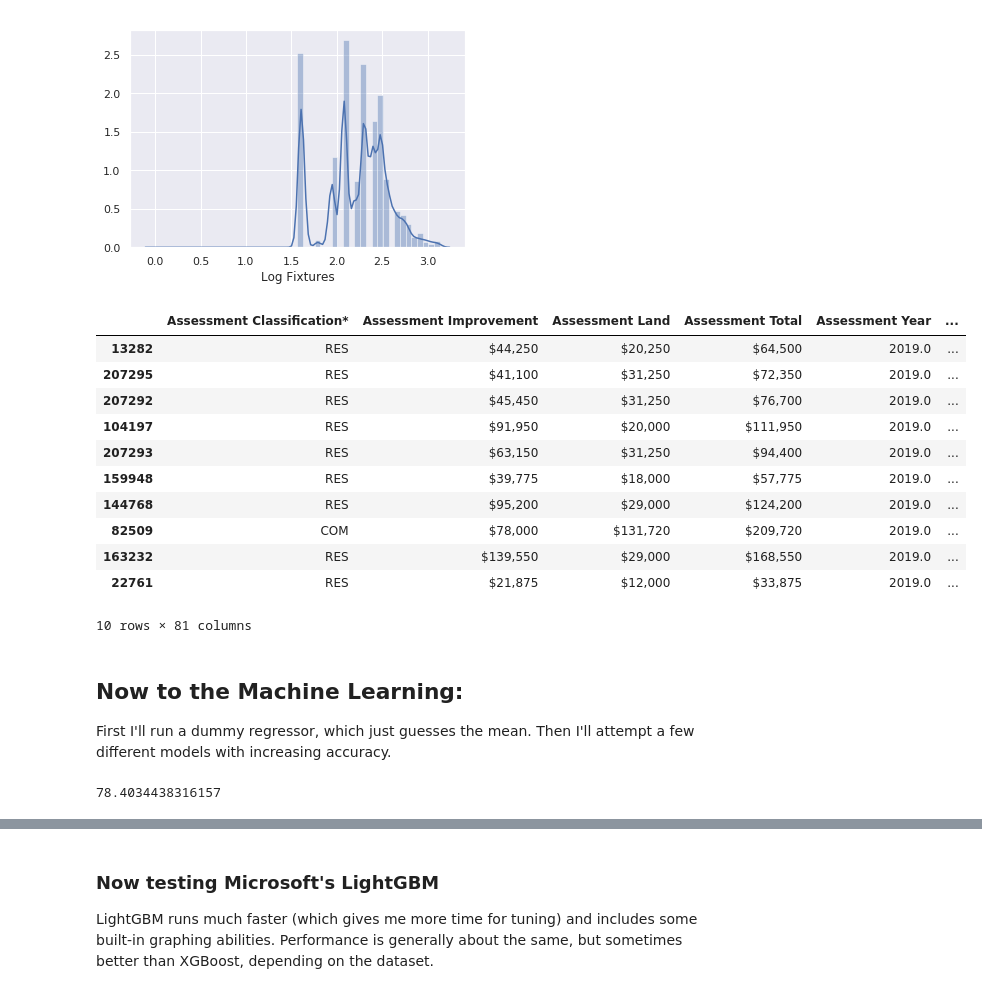
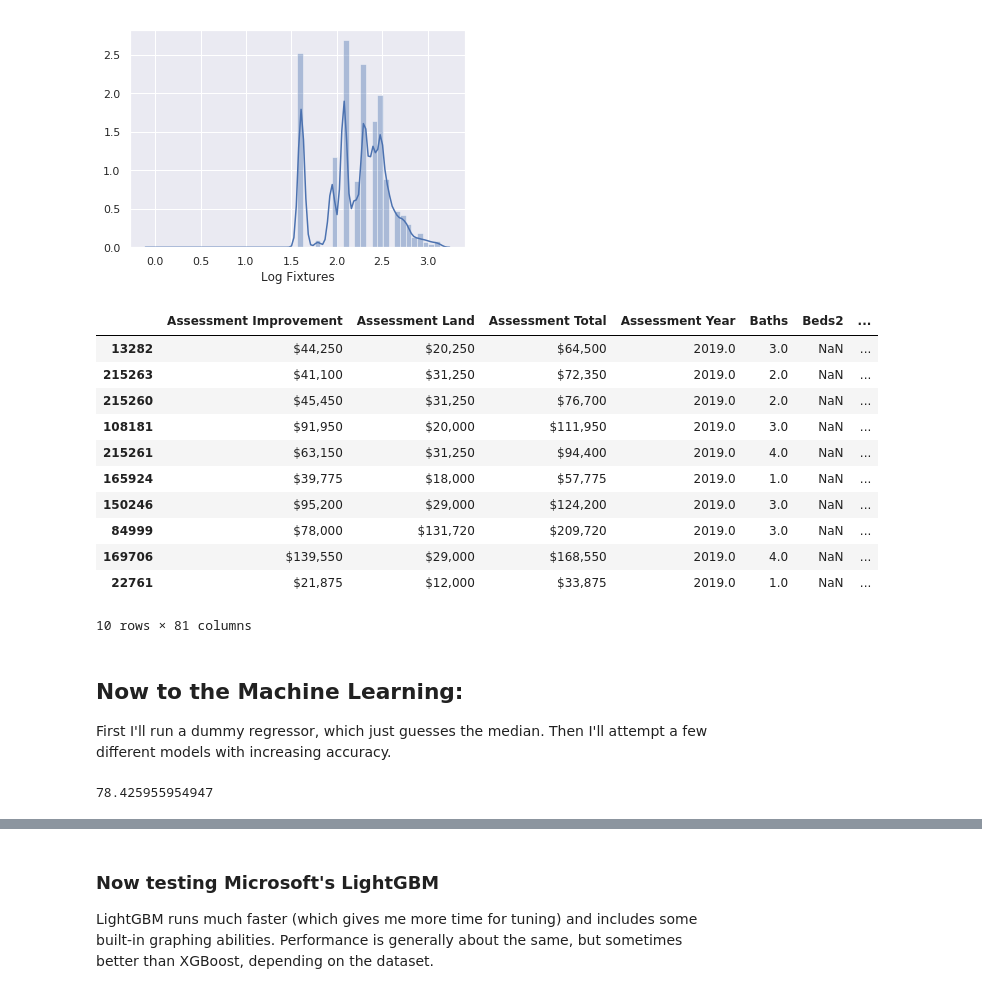
Before and after one commit to drewlehe/Nashville, a Jupyter notebook: PPS-model.ipynb, the cells around one changed output, grey strips where cells are left out. Saved outputs shown, nothing was run; the diff lists cells and outputs as text; code cells hidden in the pictures.

```diff
--- a/PPS-model.ipynb
+++ b/PPS-model.ipynb
@@ -23,4 +23,7 @@ import pandas as pd
 %matplotlib inline
 sns.set(style='darkgrid')
 # %%
-df1=pd.read_csv('nashville_20190827200234.csv', parse_dates = ['Most Recent Sale Date', 'Sale Date'], dtype={'Zone': str, 'Neighborhood': str})
+import prepper
+# df1=pd.read_csv('nashville_20190827200234.csv', parse_dates = ['Most Recent Sale Date', 'Sale Date'], dtype={'Zone': str, 'Neighborhood': str})
+
+nash = prepper.prep('joined_20190912140448.csv')
@@ -64,15 +30,15 @@ df['Building Grade']= df['Building Grade'].str.replace(r'\w\w\w', '').dropna()
 # %%
 #Clearing out a few outliers.
 #Removing massive parcels of land isn't so much about them being outliers; this model is for urban development.
-print(df['Fixtures'].quantile([.97,.985,.995]))
-df=df[df.Fixtures <=23]
+print(nash['Fixtures'].quantile([.97,.985,.995]))
+nash=nash[nash.Fixtures <=23]
 
-print(df['Land Area Acres'].quantile([.97,.985,.995]))
-df=df[df['Land Area Acres'] <=3]
+print(nash['Land Area Acres'].quantile([.97,.985,.995]))
+nash=nash[nash['Land Area Acres'] <=3]
 
 #Giving PPS more leeway because it's our target variable (and it varies more)
-print(df['PPS'].quantile([.97,.985,.997]))
-df=df[df.PPS <= 700]
+print(nash['PPS'].quantile([.97,.985,.997]))
+nash=nash[nash.PPS <= 700]
 # %% [output]
 0.970    18.0
 0.985    20.0
@@ -133,26 +88,26 @@ sns.distplot(df['Log Fixtures'].dropna())
 <matplotlib.axes._subplots.AxesSubplot at 0x...>
 [figure]
 # %%
-df.nlargest(10, 'Land Area Acres')
+nash.nlargest(10, 'Land Area Acres')
 # %% [output]
-|  | Assessment Classification* | Assessment Improvement | Assessment Land | Assessment Total | Assessment Year | ... |
-| 13282 | RES | $44,250 | $20,250 | $64,500 | 2019.0 | ... |
-| 207295 | RES | $41,100 | $31,250 | $72,350 | 2019.0 | ... |
-| 207292 | RES | $45,450 | $31,250 | $76,700 | 2019.0 | ... |
-| 104197 | RES | $91,950 | $20,000 | $111,950 | 2019.0 | ... |
-| 207293 | RES | $63,150 | $31,250 | $94,400 | 2019.0 | ... |
-| 159948 | RES | $39,775 | $18,000 | $57,775 | 2019.0 | ... |
-| 144768 | RES | $95,200 | $29,000 | $124,200 | 2019.0 | ... |
-| 82509 | COM | $78,000 | $131,720 | $209,720 | 2019.0 | ... |
-| 163232 | RES | $139,550 | $29,000 | $168,550 | 2019.0 | ... |
-| 22761 | RES | $21,875 | $12,000 | $33,875 | 2019.0 | ... |
+|  | Assessment Improvement | Assessment Land | Assessment Total | Assessment Year | Baths | Beds2 | ... |
+| 13282 | $44,250 | $20,250 | $64,500 | 2019.0 | 3.0 | NaN | ... |
+| 215263 | $41,100 | $31,250 | $72,350 | 2019.0 | 2.0 | NaN | ... |
+| 215260 | $45,450 | $31,250 | $76,700 | 2019.0 | 2.0 | NaN | ... |
+| 108181 | $91,950 | $20,000 | $111,950 | 2019.0 | 3.0 | NaN | ... |
+| 215261 | $63,150 | $31,250 | $94,400 | 2019.0 | 4.0 | NaN | ... |
+| 165924 | $39,775 | $18,000 | $57,775 | 2019.0 | 1.0 | NaN | ... |
+| 150246 | $95,200 | $29,000 | $124,200 | 2019.0 | 3.0 | NaN | ... |
+| 84999 | $78,000 | $131,720 | $209,720 | 2019.0 | 3.0 | NaN | ... |
+| 169706 | $139,550 | $29,000 | $168,550 | 2019.0 | 4.0 | NaN | ... |
+| 22761 | $21,875 | $12,000 | $33,875 | 2019.0 | 1.0 | NaN | ... |
 10 rows × 81 columns
 # %% [markdown]
 ## Now to the Machine Learning:
 
-First I'll run a dummy regressor, which just guesses the mean. Then I'll attempt a few different models with increasing accuracy.
+First I'll run a dummy regressor, which just guesses the median. Then I'll attempt a few different models with increasing accuracy.
 # %%
 #Important metric to keep in mind when judging your model's performance.
-np.std(df.PPS)
+np.std(nash.PPS)
 # %% [output]
-78.4034438316157
+78.425955954947
```
Also changed, not shown: parts of 35 cells of this notebook.
